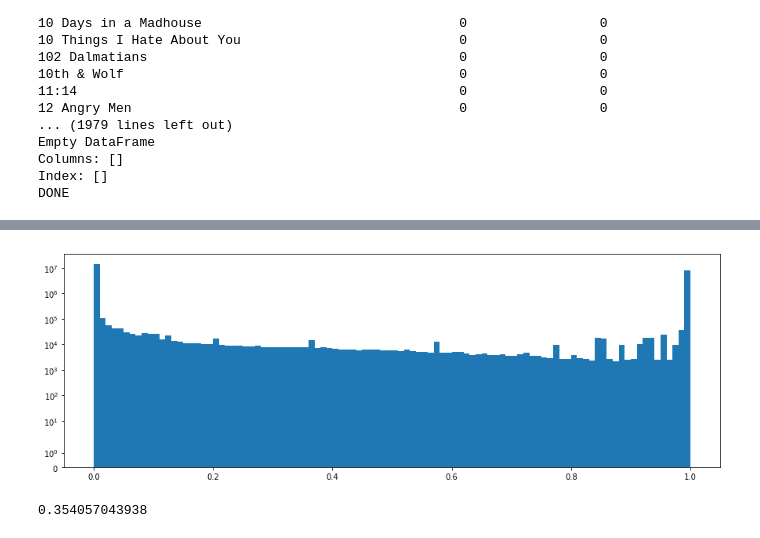
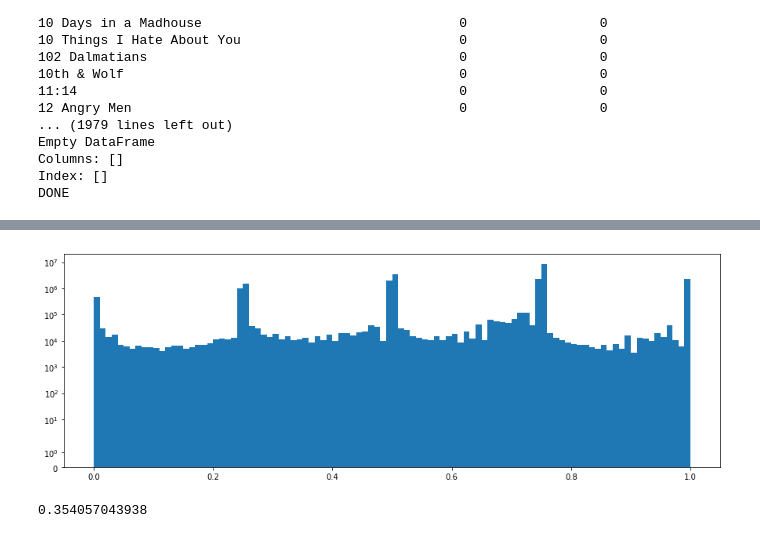
Before and after one commit to MilicaNovak/FinalProjectNTDS2017, a Jupyter notebook: ReportNotebook/Report-Working-In-Progress.ipynb, the cells around one changed output, grey strips where cells are left out. Cells and saved outputs as stored; diff of their text form; code cells hidden in the pictures.

```diff
--- a/ReportNotebook/Report-Working-In-Progress.ipynb
+++ b/ReportNotebook/Report-Working-In-Progress.ipynb
@@ -436,7 +436,7 @@ def ProcessCategorical(feature):
 
 Frames = []
 for feature in ['prime_actors','prime_keywords','prime_crew_names','primary_production_company']:
-    Frames.append(ProcessCategorical(feature).fillna(0))
+    Frames.append(((ProcessCategorical(feature)).fillna(0)))
 
 
 print("DONE")
@@ -461,12 +461,12 @@ DONE
 # %%
 all_distances=[]
 for Frame in Frames:
-    all_distances.append(scipy.spatial.distance.squareform(scipy.spatial.distance.pdist(Frame, metric='cosine') ))
+    all_distances.append(np.nan_to_num(scipy.spatial.distance.squareform(scipy.spatial.distance.pdist(Frame, metric='cosine'))))
 # %%
 GrandFinal = pd.DataFrame()
 for col in ['budget', 'popularity', 'runtime', 'vote_average','vote_count']:
     GrandFinal[col]      = Movies[col]
-Grand_distances = scipy.spatial.distance.squareform(scipy.spatial.distance.pdist(GrandFinal, metric='cosine'))
+Grand_distances = np.nan_to_num(scipy.spatial.distance.squareform(scipy.spatial.distance.pdist(GrandFinal, metric='cosine')))
 # %%
 GrandFinal.to_csv("../Datasets/GrandFinalle.csv")
 # %%
@@ -526,3 +530,11 @@ plt.show()
 # %%
 GrandFinal = GrandFinal.fillna(0)
 features_pca = decomposition.PCA(n_components=100).fit_transform(GrandFinal)
+# %%
+All = (Grand_distances+CatDistances)/4
+fig = plt.figure()
+ax = fig.add_subplot(1,1,1)
+ax.set_aspect('equal')
+plt.imshow(All, interpolation='nearest')
+plt.colorbar()
+plt.show()
@@ -529,12 +543,12 @@ features_pca = decomposition.PCA(n_components=100).fit_transform(GrandFinal)
 # %%
 %matplotlib inline
 fig, axes = plt.subplots(figsize=(15, 5))
 
 # Budget is plotted in log scale on y axis
 axes.set(yscale="symlog")
-plt.hist(distances.reshape(-1), bins=100);
+plt.hist(All.reshape(-1), bins=100);
 # %% [output]
-[figure, old version]
+[figure, new version]
 # %%
 kernel_width = distances.mean()
 print(kernel_width)
```
Also changed, not shown: parts of 8 cells of this notebook, 2 other files.
